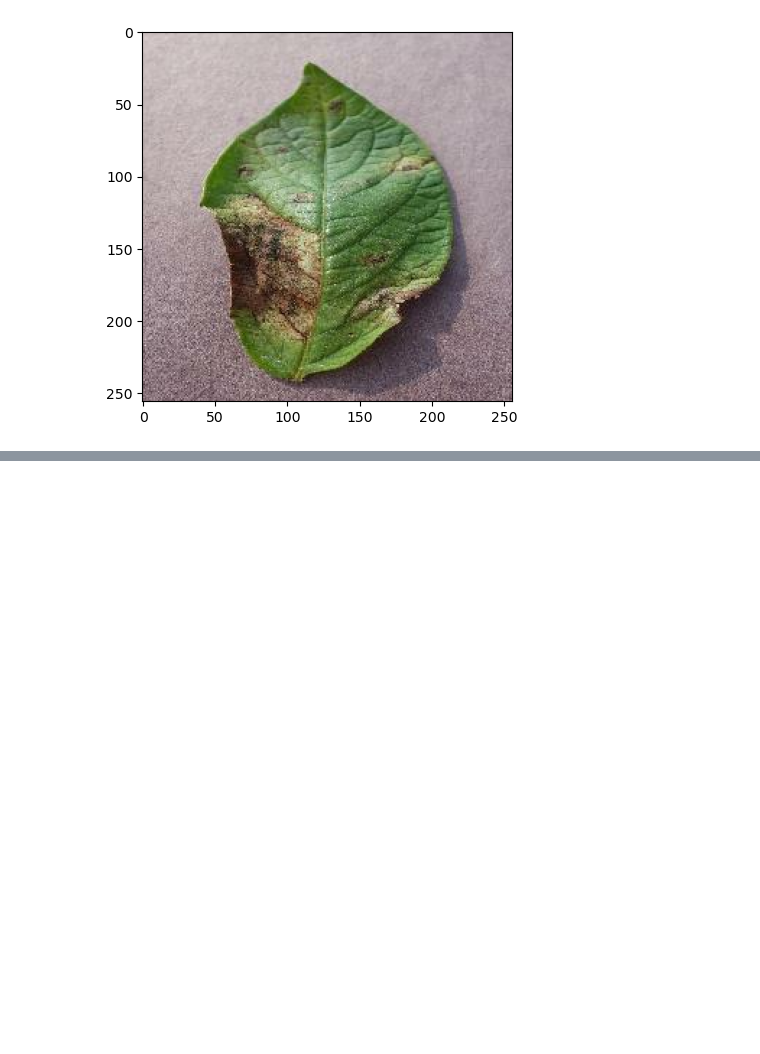
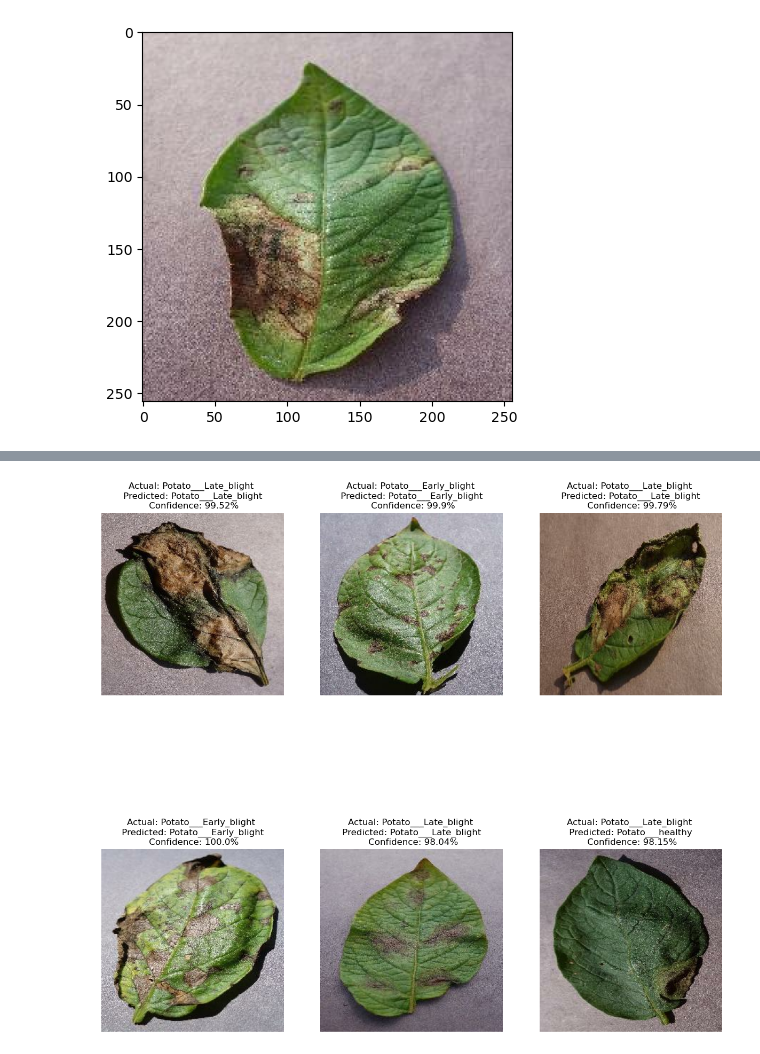
Before and after one commit to gjyoungjr/leaflens, a Jupyter notebook: training.ipynb, the cells around one changed output, grey strips where cells are left out. Drawn from its saved outputs; the diff is of its cells as text; code cells hidden in the pictures; blank space fills up the shorter version.

Commit message:
saved new model version

```diff
--- a/training.ipynb
+++ b/training.ipynb
@@ -282,7 +282,7 @@ predicted label: Potato___Late_blight
 [figure]
 # %%
 def predict(model, img):
-    img_array = tf.keras.preprocessing.image.img_to_array(images([i].numpy()))
+    img_array = tf.keras.preprocessing.image.img_to_array(img)
     img_array = tf.expand_dims(img_array, 0)
 
     predictions = model.predict(img_array)
@@ -292,7 +292,17 @@ def predict(model, img):
 
     return predicted_class, confidence
 # %%
+plt.figure(figsize=(15, 15))
+
 for images, labels in test_dataset.take(1):
-    for i, range(6):
+    for i in range(6):
         ax = plt.subplot(2, 3, i + 1)
         plt.imshow(images[i].numpy().astype("uint8"))
+
+        predicted_class, confidence = predict(model, images[i].numpy())
+        actual_class = class_names[labels[i]]
+
+        plt.title(f"Actual: {actual_class} \n Predicted: {predicted_class} \n Confidence: {confidence}%")
+
+        plt.axis('off')
+# %% [output]
@@ -298,0 +315 @@ for images, labels in test_dataset.take(1):
+[figure, added]
```
Also changed, not shown: parts of 2 cells of this notebook, 4 other files.
